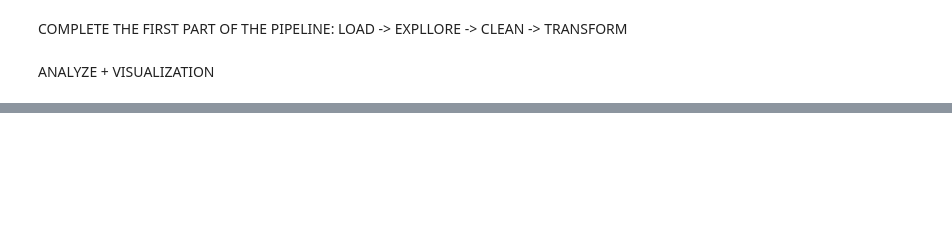
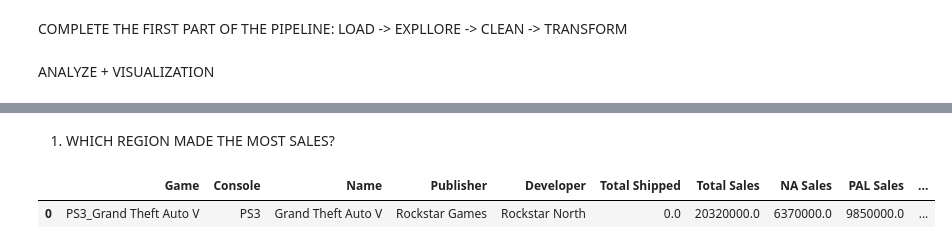
Before and after one commit to CalinP1/Playstation_work, a Jupyter notebook: PlayStation_Data_report.ipynb, the cells around one changed output, grey strips where cells are left out. Cells and saved outputs as stored; diff of their text form; code cells hidden in the pictures; blank space fills up the shorter version.

```diff
--- a/PlayStation_Data_report.ipynb
+++ b/PlayStation_Data_report.ipynb
@@ -452,0 +464,7 @@ ANALYZE + VISUALIZATION
+# %% [markdown]
+1) WHICH REGION MADE THE MOST SALES?
+# %%
+clean_play_station_data.head(1)
+# %% [output]
+|  | Game | Console | Name | Publisher | Developer | Total Shipped | Total Sales | NA Sales | PAL Sales | ... |
+| 0 | PS3_Grand Theft Auto V | PS3 | Grand Theft Auto V | Rockstar Games | Rockstar North | 0.0 | 20320000.0 | 6370000.0 | 9850000.0 | ... |
```
Also changed, not shown: parts of 8 cells of this notebook.
